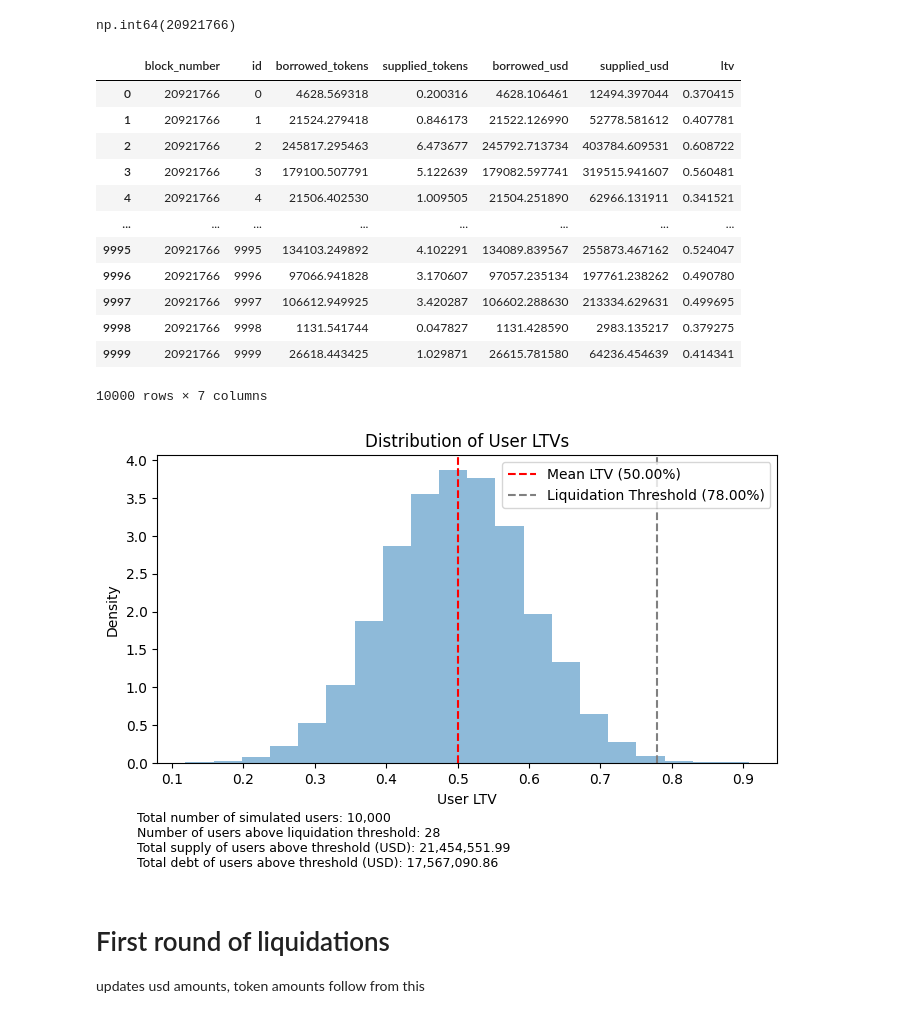
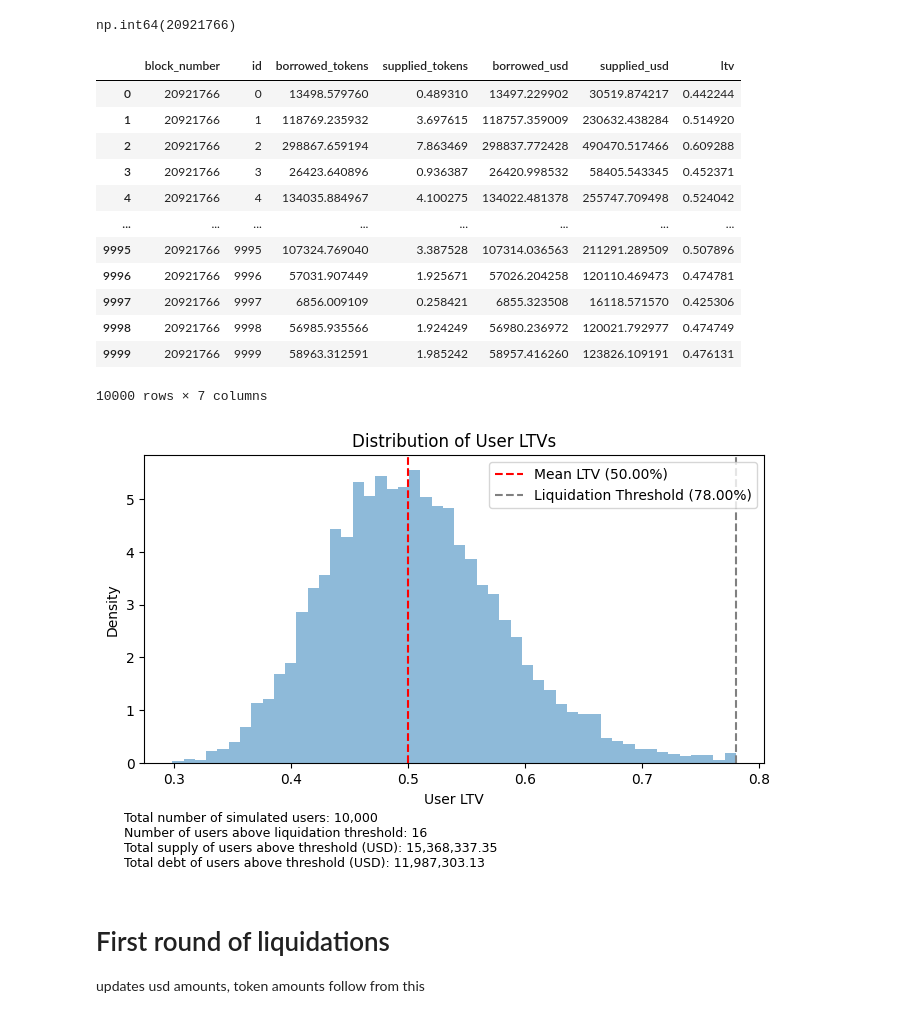
Before and after one commit to giancarlomarzola/PhD_liquidation_model, a Jupyter notebook: liquidation_model.ipynb, the cells around one changed output. Cells and saved outputs as stored; diff of their text form; code cells hidden in the pictures.

```diff
--- a/liquidation_model.ipynb
+++ b/liquidation_model.ipynb
@@ -71,7 +71,7 @@ liquidation_threshold = 0.78 # reserveLiquidationThreshold in market state, but
 # Initial LTV distribution parameters - how to best determine these?
 n =     10_000 # Number of simulated users
 mu =    0.5
-sigma = 0.1
+sigma = 0.15
 
 # User transaction parameters
 participation_proportion = 0.1 # proportion of users that participate in user initiated transactions at each block
@@ -151,10 +148,10 @@ current_block_number
 np.int64(20921766)
 # %%
 # Generate initial LTV distribution of users
-user_ltvs = np.random.normal(mu, sigma, n) # Array of n LTVs following the given distribution
+user_ltvs = np.random.lognormal(np.log(mu), sigma, n) # Array of n LTVs following the given distribution
 
 # Clip values so there are no negative LTVs or LTVs initiating a liquidation loop
-user_ltvs = np.clip(user_ltvs, 0, toxicity_condition)
+user_ltvs = np.clip(user_ltvs, 0, liquidation_threshold)
 # %%
 # Construct user positions from LTVs, given total supplies and debts
 def allocate_by_linear_LTV(user_ltvs, total_supplies, total_debts):
@@ -216,51 +213,51 @@ initial_user_positions = pd.DataFrame({
 initial_user_positions
 # %% [output]
 |  | block_number | id | borrowed_tokens | supplied_tokens | borrowed_usd | supplied_usd | ltv |
-| 0 | 20921766 | 0 | 4628.569318 | 0.200316 | 4628.106461 | 12494.397044 | 0.370415 |
-| 1 | 20921766 | 1 | 21524.279418 | 0.846173 | 21522.126990 | 52778.581612 | 0.407781 |
-| 2 | 20921766 | 2 | 245817.295463 | 6.473677 | 245792.713734 | 403784.609531 | 0.608722 |
-| 3 | 20921766 | 3 | 179100.507791 | 5.122639 | 179082.597741 | 319515.941607 | 0.560481 |
-| 4 | 20921766 | 4 | 21506.402530 | 1.009505 | 21504.251890 | 62966.131911 | 0.341521 |
+| 0 | 20921766 | 0 | 13498.579760 | 0.489310 | 13497.229902 | 30519.874217 | 0.442244 |
+| 1 | 20921766 | 1 | 118769.235932 | 3.697615 | 118757.359009 | 230632.438284 | 0.514920 |
+| 2 | 20921766 | 2 | 298867.659194 | 7.863469 | 298837.772428 | 490470.517466 | 0.609288 |
+| 3 | 20921766 | 3 | 26423.640896 | 0.936387 | 26420.998532 | 58405.543345 | 0.452371 |
+| 4 | 20921766 | 4 | 134035.884967 | 4.100275 | 134022.481378 | 255747.709498 | 0.524042 |
 | ... | ... | ... | ... | ... | ... | ... | ... |
-| 9995 | 20921766 | 9995 | 134103.249892 | 4.102291 | 134089.839567 | 255873.467162 | 0.524047 |
-| 9996 | 20921766 | 9996 | 97066.941828 | 3.170607 | 97057.235134 | 197761.238262 | 0.490780 |
-| 9997 | 20921766 | 9997 | 106612.949925 | 3.420287 | 106602.288630 | 213334.629631 | 0.499695 |
-| 9998 | 20921766 | 9998 | 1131.541744 | 0.047827 | 1131.428590 | 2983.135217 | 0.379275 |
-| 9999 | 20921766 | 9999 | 26618.443425 | 1.029871 | 26615.781580 | 64236.454639 | 0.414341 |
+| 9995 | 20921766 | 9995 | 107324.769040 | 3.387528 | 107314.036563 | 211291.289509 | 0.507896 |
+| 9996 | 20921766 | 9996 | 57031.907449 | 1.925671 | 57026.204258 | 120110.469473 | 0.474781 |
+| 9997 | 20921766 | 9997 | 6856.009109 | 0.258421 | 6855.323508 | 16118.571570 | 0.425306 |
+| 9998 | 20921766 | 9998 | 56985.935566 | 1.924249 | 56980.236972 | 120021.792977 | 0.474749 |
+| 9999 | 20921766 | 9999 | 58963.312591 | 1.985242 | 58957.416260 | 123826.109191 | 0.476131 |
 10000 rows × 7 columns
 # %%
 # Plot initial user LTV distribution
 fig, ax = plt.subplots(figsize=(8,4))
-ax.hist(initial_user_positions['ltv'], bins=20, alpha=0.5, density=True)
+ax.hist(initial_user_positions['ltv'], bins=50, alpha=0.5, density=True)
 ax.axvline(mu, color='red', linestyle='--', label=f'Mean LTV ({mu*100:.2f}%)')
 ax.axvline(liquidation_threshold, color='grey', linestyle='--', label=f'Liquidation Threshold ({liquidation_threshold*100:.2f}%)')
 ax.set_xlabel('User LTV')
 ax.set_ylabel('Density')
 ax.set_title('Distribution of User LTVs')
 ax.legend()
 
 # --- Compute stats ---
 users_above_threshold = initial_user_positions[initial_user_positions['ltv'] >= liquidation_threshold]
 num_users = users_above_threshold['ltv'].count()
 total_supply = users_above_threshold["supplied_usd"].sum()
 total_debt = users_above_threshold["borrowed_usd"].sum()
 
 # --- Add text below plot (figure coordinates) ---
 fig.text(
     0.1, -0.15,  # x, y in figure coordinates (y<0 moves it below the axes)
 f"Total number of simulated users: {n:,}\n\
 Number of users above liquidation threshold: {num_users}\n\
 Total supply of users above threshold (USD): {total_supply:,.2f}\n\
 Total debt of users above threshold (USD): {total_debt:,.2f}",
     fontsize=9
 )
 
 # --- Save figure ---
 
 plt.savefig("figures/user_ltv_distribution.pdf", bbox_inches='tight', pad_inches=0.2)
 plt.show()
 # %% [output]
-[figure, old version]
+[figure, new version]
 # %% [markdown]
 # First round of liquidations
 updates usd amounts, token amounts follow from this
```
Also changed, not shown: parts of 6 cells of this notebook, 2 other files.
